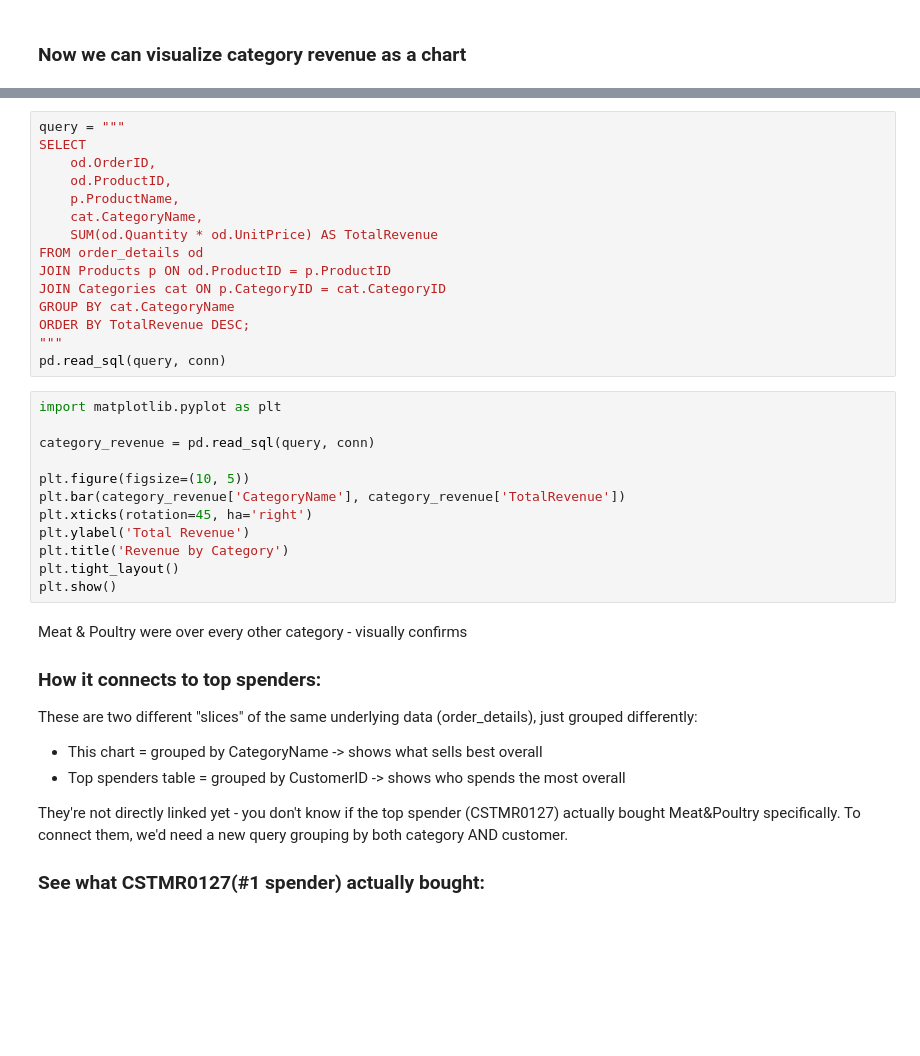
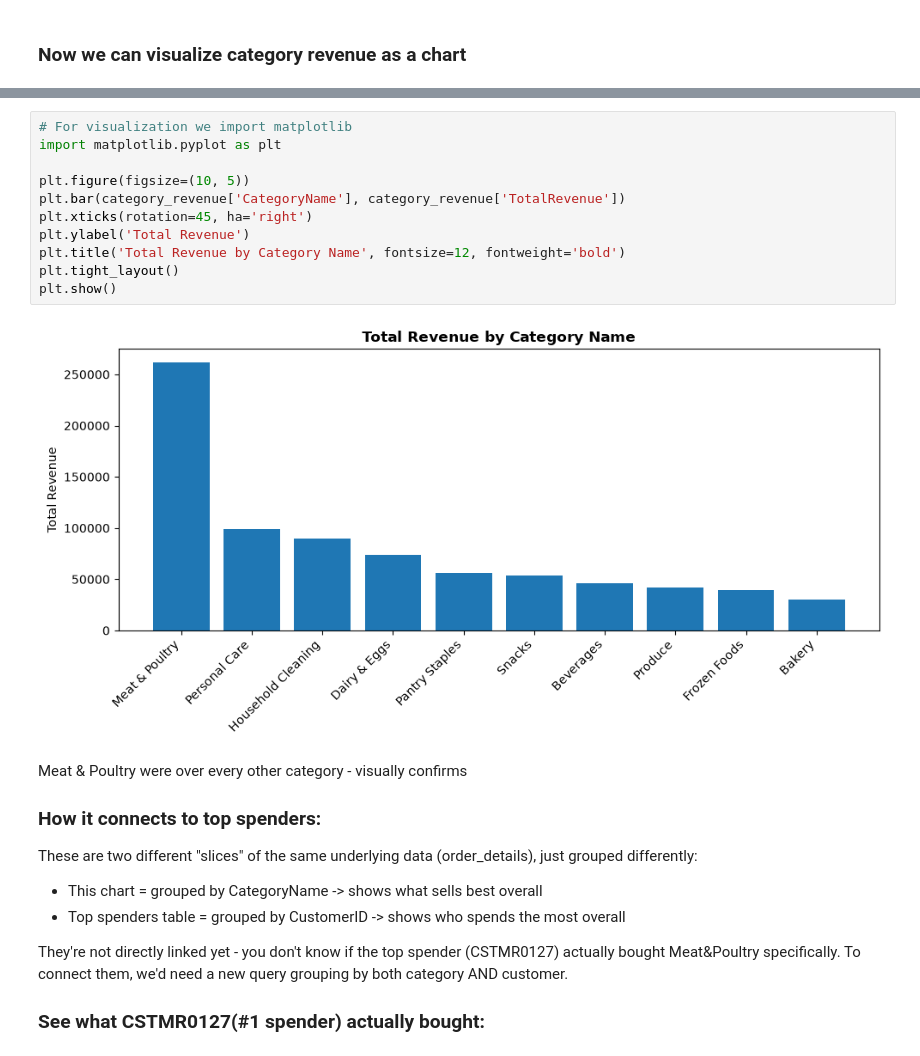
Before and after one commit to geff-ghost/notebooks, a Jupyter notebook: retail_data/MixedKnowledge.ipynb, the cells around one changed output, grey strips where cells are left out. Cells and saved outputs as stored; diff of their text form; blank space fills up the shorter version.

```diff
--- a/retail_data/MixedKnowledge.ipynb
+++ b/retail_data/MixedKnowledge.ipynb
@@ -233,30 +397,16 @@ query
-# %%
-query = """
-SELECT
-    od.OrderID,
-    od.ProductID,
-    p.ProductName,
-    cat.CategoryName,
-    SUM(od.Quantity * od.UnitPrice) AS TotalRevenue
-FROM order_details od
-JOIN Products p ON od.ProductID = p.ProductID
-JOIN Categories cat ON p.CategoryID = cat.CategoryID
-GROUP BY cat.CategoryName
-ORDER BY TotalRevenue DESC;
-"""
-pd.read_sql(query, conn)
-# %%
-import matplotlib.pyplot as plt
-
-category_revenue = pd.read_sql(query, conn)
-
-plt.figure(figsize=(10, 5))
-plt.bar(category_revenue['CategoryName'], category_revenue['TotalRevenue'])
-plt.xticks(rotation=45, ha='right')
-plt.ylabel('Total Revenue')
-plt.title('Revenue by Category')
-plt.tight_layout()
-plt.show()
+# %%
+# For visualization we import matplotlib
+import matplotlib.pyplot as plt
+
+plt.figure(figsize=(10, 5))
+plt.bar(category_revenue['CategoryName'], category_revenue['TotalRevenue'])
+plt.xticks(rotation=45, ha='right')
+plt.ylabel('Total Revenue')
+plt.title('Total Revenue by Category Name', fontsize=12, fontweight='bold')
+plt.tight_layout()
+plt.show()
+# %% [output]
+[figure, added]
 # %% [markdown]
 Meat & Poultry were over every other category - visually confirms
 
```
Also changed, not shown: parts of 21 cells of this notebook, 1 other file.
